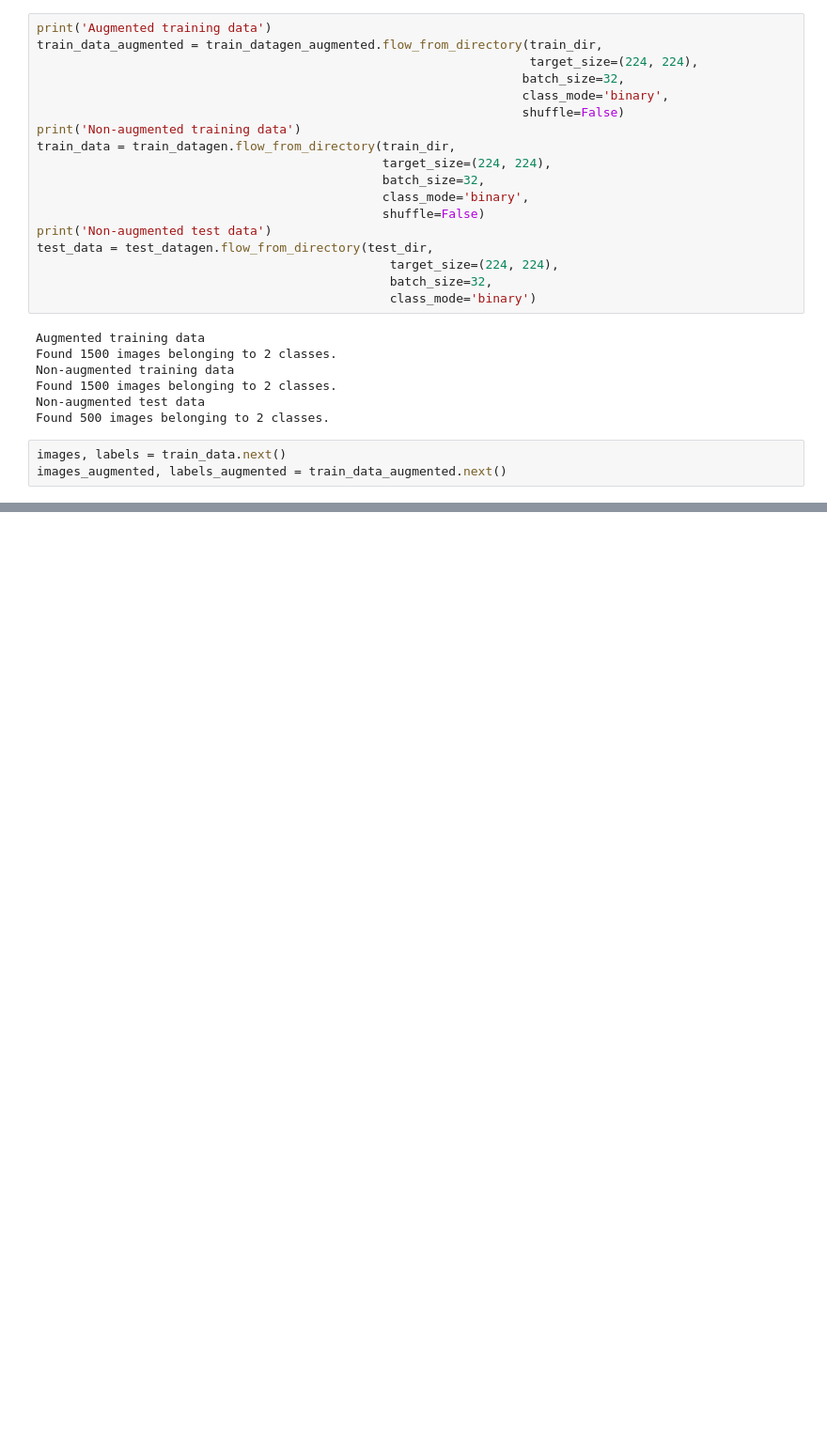
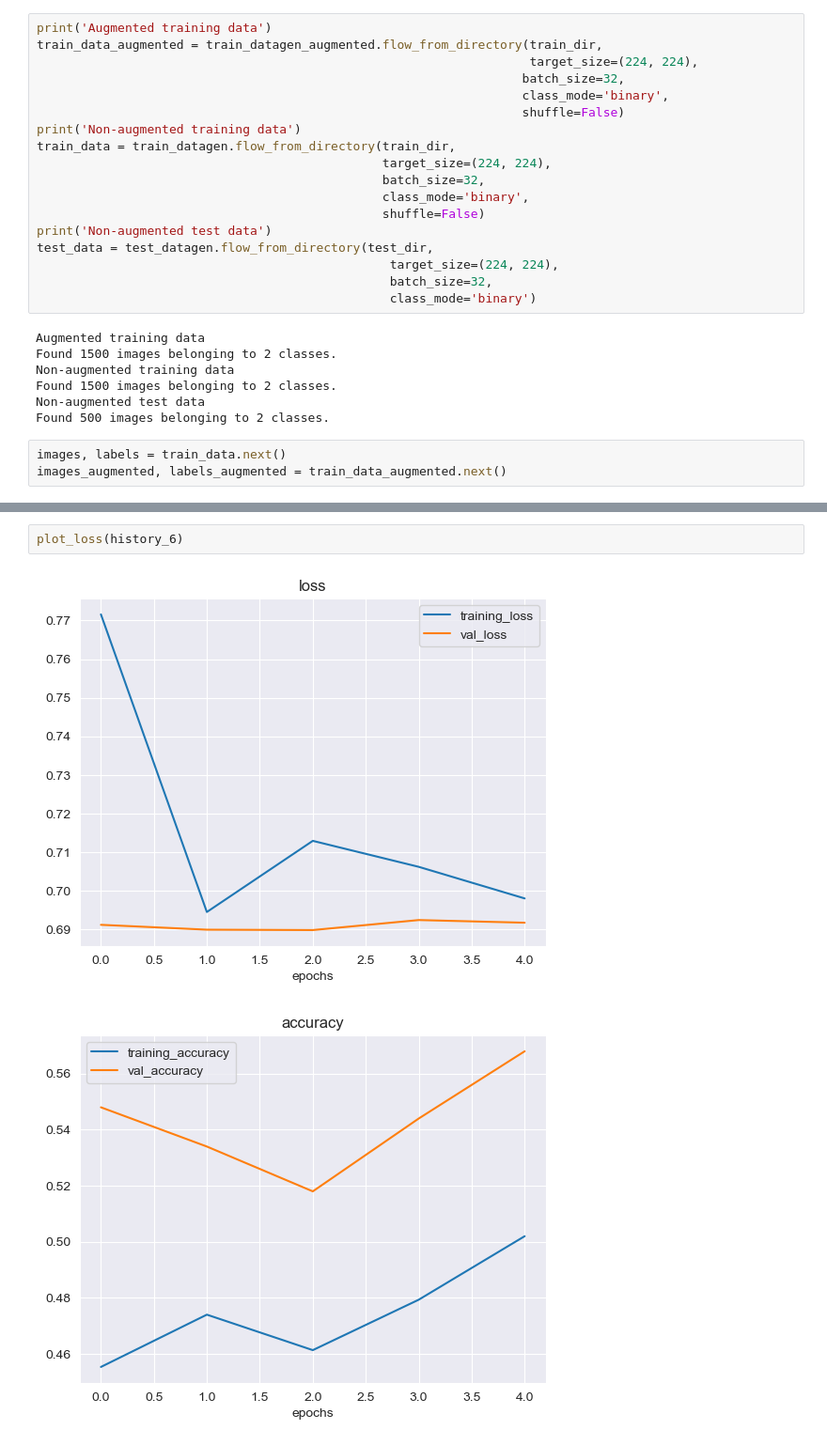
Before and after one commit to HkgCory/Neural_Network_Classification, a Jupyter notebook: multiclass_classification/computer_vision/food-vision.ipynb, the cells around one changed output, grey strips where cells are left out. Shown at 94% size. Drawn from its saved outputs; the diff is of its cells as text; blank space fills up the shorter version.

```diff
--- a/multiclass_classification/computer_vision/food-vision.ipynb
+++ b/multiclass_classification/computer_vision/food-vision.ipynb
@@ -606,0 +614,5 @@ Epoch 5/5
+# %%
+plot_loss(history_6)
+# %% [output]
+[figure, added]
+[figure, added]
```
Also changed, not shown: parts of 39 cells of this notebook, 4 other files.
